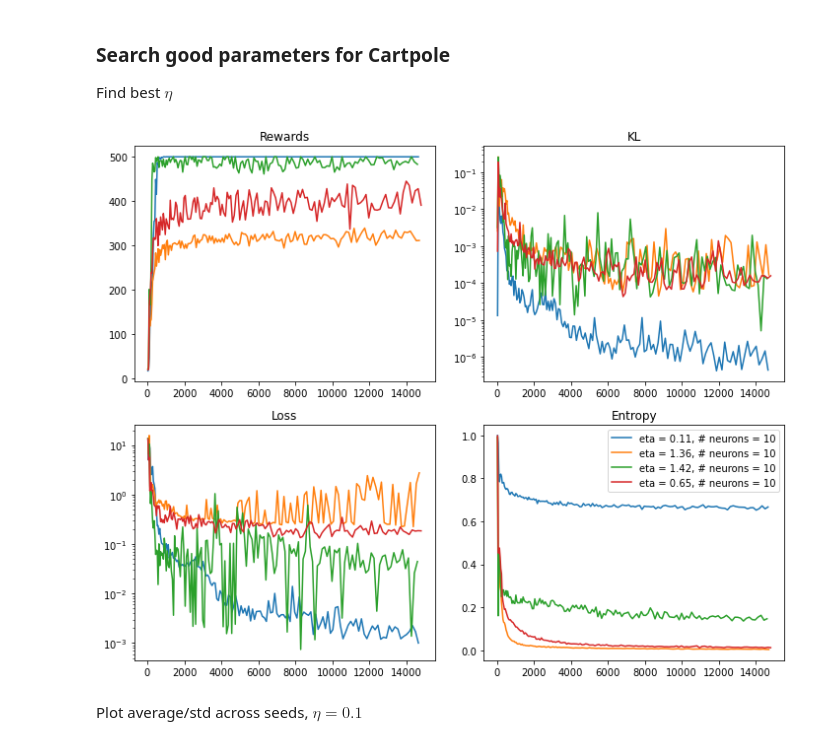
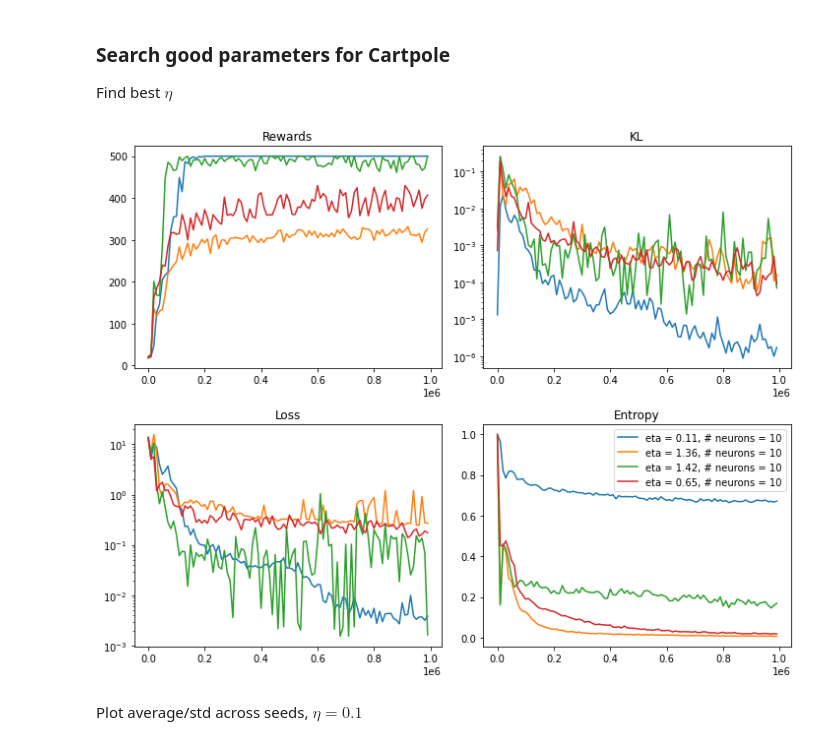
Before and after one commit to riccardodv/MirrorRL, a Jupyter notebook: analyse.ipynb, the cells around one changed output. Drawn from its saved outputs; the diff is of its cells as text; code cells hidden in the pictures.

```diff
--- a/analyse.ipynb
+++ b/analyse.ipynb
@@ -22,7 +22,7 @@ def plot(path, limsup = None):
     plt.legend()
     plt.show()
 
-def plot_all(path, limsup = None, figsize=(10,8), single_pmts = False):
+def plot_all(path, limsup = None, figsize=(10,8), single_pmts = False, time = False):
 
     all_folders = [f for f in os.listdir(path) if os.path.isdir(os.path.join(path, f))]
     fig, axs = plt.subplots(2, 2, figsize=figsize)
@@ -31,18 +31,24 @@ def plot_all(path, limsup = None, figsize=(10,8), single_pmts = False):
         with open(path+f+"/params.json") as fpms:
             pms = load(fpms)
             lab = "eta = " + str(pms["eta"])[:4]+ ", " + "# neurons = " + str(pms["nb_add_neurone_per_iter"])
+
         if limsup != None:
-            df = df[df["time_total_s"]<limsup]
+            df = df[df.index<limsup]
+
+        if time:
+            xfit = df["time_total_s"]
+        else:
+            xfit = df.index * pms["nb_samp_per_iter"]
         if not single_pmts or pms[single_pmts[0]] == single_pmts[1]:
-            axs[0, 0].plot(df["time_total_s"], df["average_reward"], label=lab)
+            axs[0, 0].plot(xfit , df["average_reward"], label=lab)
             axs[0, 0].set_title("Rewards")
-            axs[1, 0].plot(df["time_total_s"], df["q_error_train"], label=lab)
+            axs[1, 0].plot(xfit , df["q_error_train"], label=lab)
             axs[1, 0].set_title("Loss")
             axs[1, 0].set_yscale('log')
-            axs[0, 1].plot(df["time_total_s"], df["kl"], label=lab)
+            axs[0, 1].plot(xfit , df["kl"], label=lab)
             axs[0, 1].set_title("KL")
             axs[0, 1].set_yscale('log')
-            axs[1, 1].plot(df["time_total_s"], df["entropy"], label=lab)
+            axs[1, 1].plot(xfit , df["entropy"], label=lab)
             axs[1, 1].set_title("Entropy")
         plt.legend()
     fig.tight_layout()
@@ -99,10 +113,10 @@ def plot_all_av_std(path, limsup = None):
 Find best $\eta$
 # %%
 path = "ray_results/run_2022-05-16_15-43-05/"
-plot_all(path)
-# plt.savefig(path.replace("/","_"))
+plot_all(path, limsup=100)
+plt.savefig("./Figures/find_eta_cartpole__"+path.replace("/","_")+"_.png")
 # %% [output]
-[figure, old version]
+[figure, new version]
 # %% [markdown]
 Plot average/std across seeds, $\eta=0.1$
 # %%
```
Also changed, not shown: parts of 18 cells of this notebook, 14 other files.
